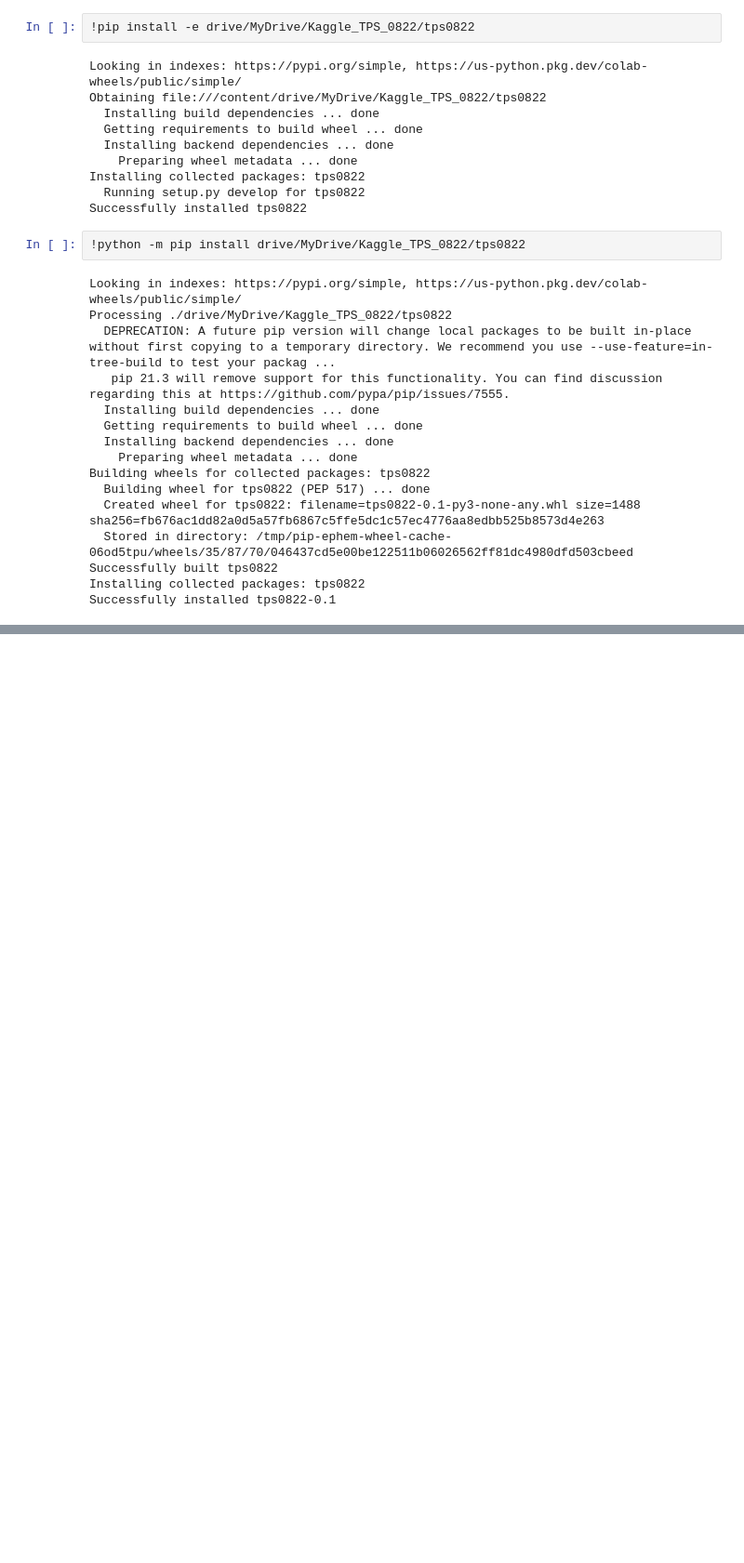
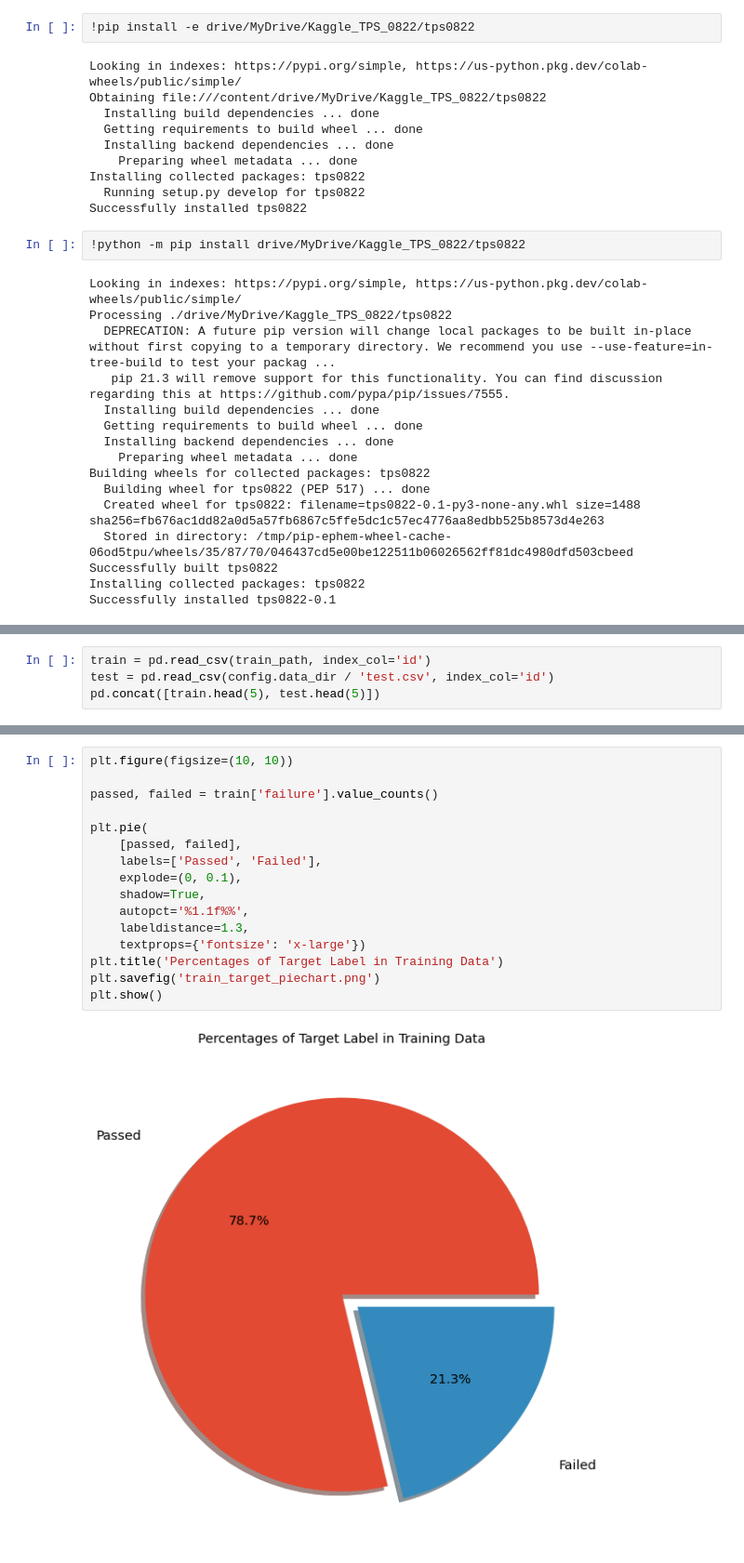
Before and after one commit to Graham-Broughton/S2E8, a Jupyter notebook: notebooks/1.EDA.ipynb, the cells around one changed output, grey strips where cells are left out. Shown at 93% size. Saved outputs shown, nothing was run; the diff lists cells and outputs as text; blank space fills up the shorter version.

```diff
--- a/notebooks/1.EDA.ipynb
+++ b/notebooks/1.EDA.ipynb
@@ -132,0 +89,4 @@ data.describe().T
+# %%
+train = pd.read_csv(train_path, index_col='id')
+test = pd.read_csv(config.data_dir / 'test.csv', index_col='id')
+pd.concat([train.head(5), test.head(5)])
@@ -149,0 +144,18 @@ interactive(children=(Dropdown(description='dtype', options=('integer', 'float',
+# %%
+plt.figure(figsize=(10, 10))
+
+passed, failed = train['failure'].value_counts()
+
+plt.pie(
+    [passed, failed],
+    labels=['Passed', 'Failed'],
+    explode=(0, 0.1),
+    shadow=True,
+    autopct='%1.1f%%',
+    labeldistance=1.3,
+    textprops={'fontsize': 'x-large'})
+plt.title('Percentages of Target Label in Training Data')
+plt.savefig('train_target_piechart.png')
+plt.show()
+# %% [output]
+[figure, added]
```
Also changed, not shown: parts of 14 cells of this notebook, 3 other files.
